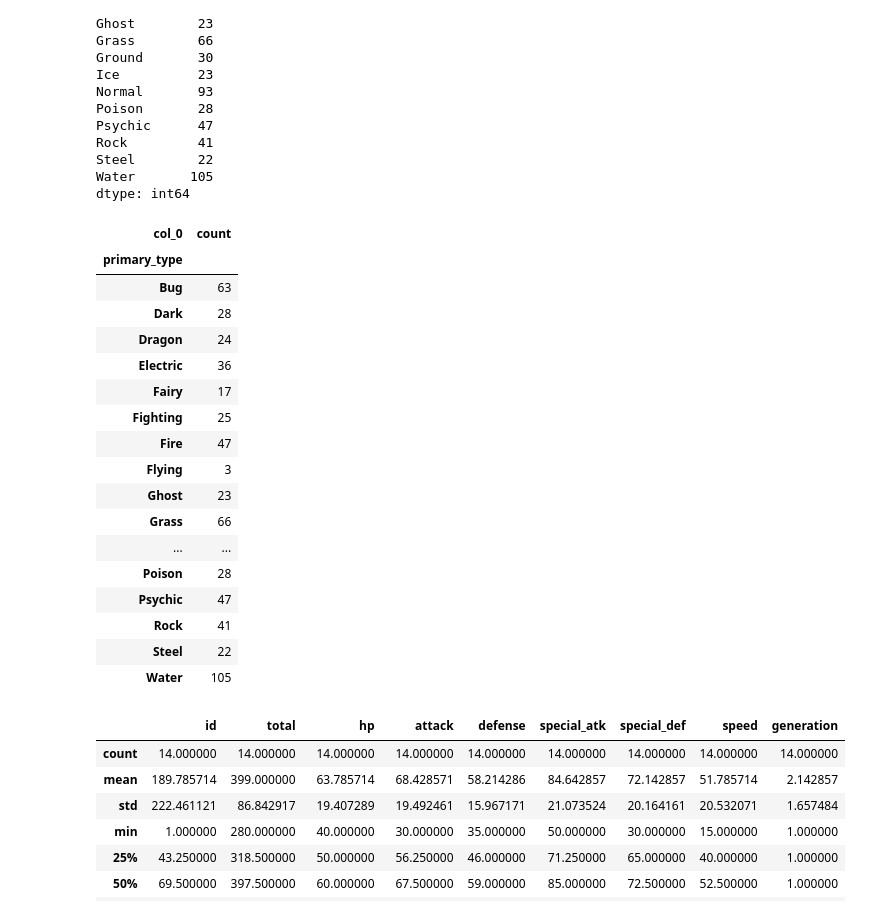
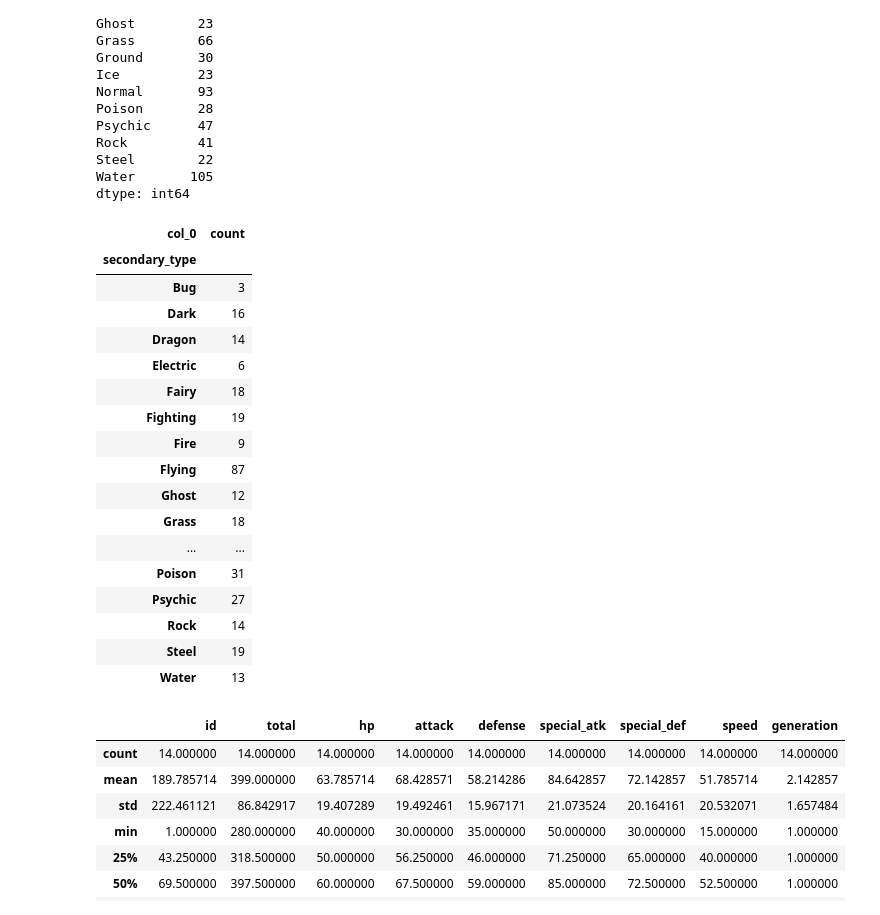
Before and after one commit to kankongmeng/machine-learning-pokemon, a Jupyter notebook: MachineLearningWithPokemon.ipynb, the cells around one changed output. Saved outputs shown, nothing was run; the diff lists cells and outputs as text; code cells hidden in the pictures.

```diff
--- a/MachineLearningWithPokemon.ipynb
+++ b/MachineLearningWithPokemon.ipynb
@@ -96,27 +96,27 @@ Steel        22
 Water       105
 dtype: int64
 # %%
-# Show each primary_type consist how many pokemon using crosstab
-pd.crosstab(index=df["primary_type"], columns="count")
+# Show each secondary_type consist how many pokemon using crosstab
+pd.crosstab(index=df["secondary_type"], columns="count")
 # %% [output]
 | col_0 | count |
-| primary_type |  |
-| Bug | 63 |
-| Dark | 28 |
-| Dragon | 24 |
-| Electric | 36 |
-| Fairy | 17 |
-| Fighting | 25 |
-| Fire | 47 |
-| Flying | 3 |
-| Ghost | 23 |
-| Grass | 66 |
+| secondary_type |  |
+| Bug | 3 |
+| Dark | 16 |
+| Dragon | 14 |
+| Electric | 6 |
+| Fairy | 18 |
+| Fighting | 19 |
+| Fire | 9 |
+| Flying | 87 |
+| Ghost | 12 |
+| Grass | 18 |
 | ... | ... |
-| Poison | 28 |
-| Psychic | 47 |
-| Rock | 41 |
-| Steel | 22 |
-| Water | 105 |
+| Poison | 31 |
+| Psychic | 27 |
+| Rock | 14 |
+| Steel | 19 |
+| Water | 13 |
 # %%
 #-------------------------------------------------------------------------------------------------------------------------------------------#
 
```
